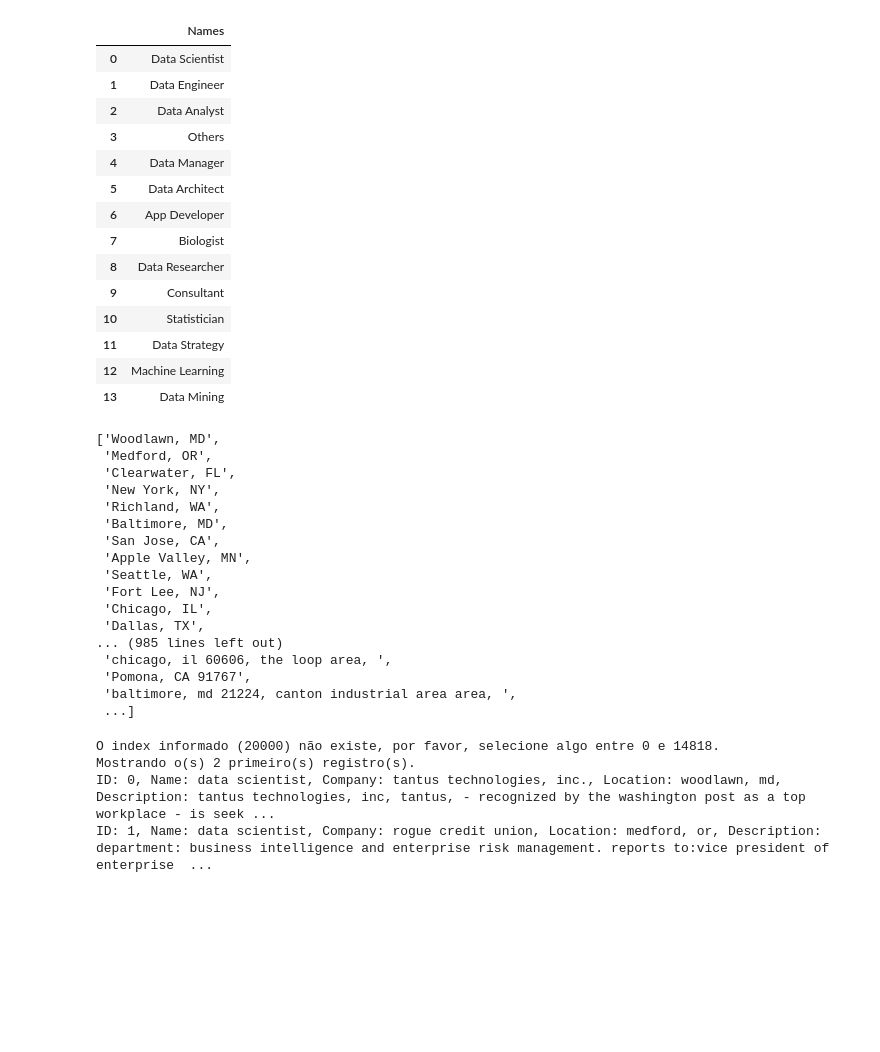
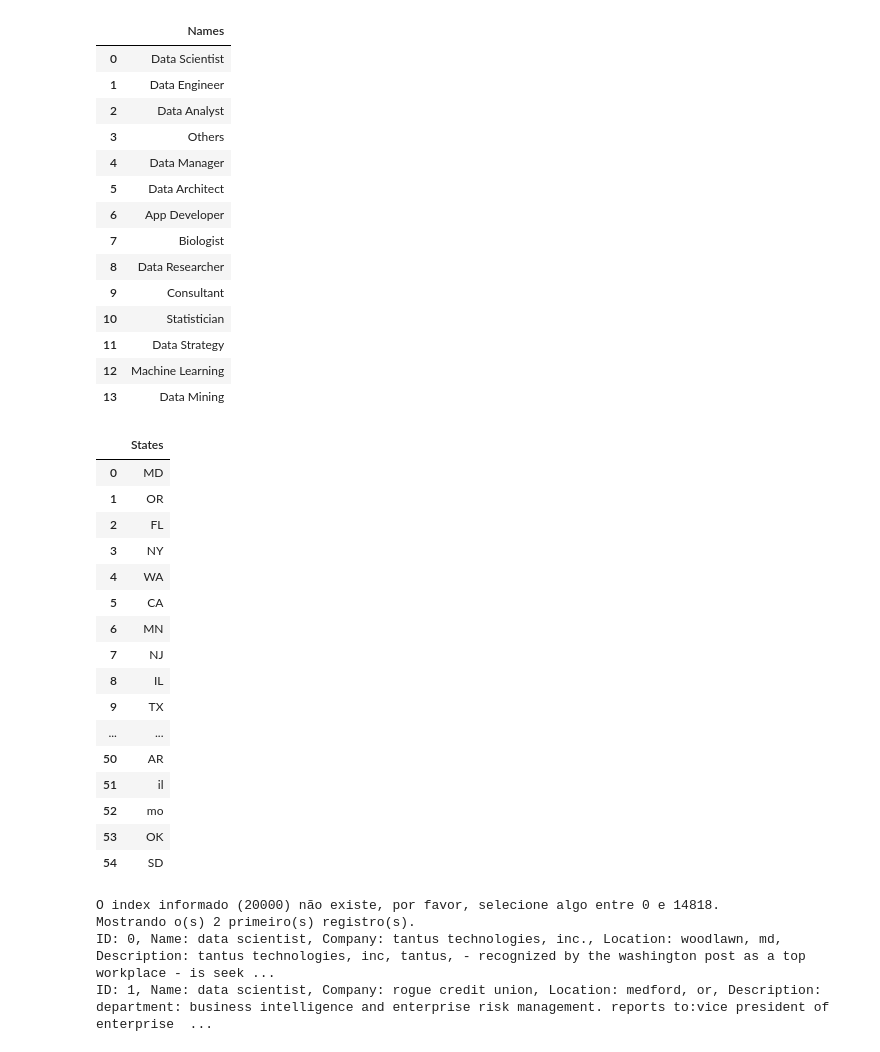
Before and after one commit to tcastb/ED_trabalho, a Jupyter notebook: Dados_ED.ipynb, the cells around one changed output. Drawn from its saved outputs; the diff is of its cells as text; code cells hidden in the pictures; blank space fills up the shorter version.

Commit message:
Inserido comentarios e criado função para limpeza

```diff
--- a/Dados_ED.ipynb
+++ b/Dados_ED.ipynb
@@ -88,19 +89,23 @@ pd.set_option('display.max_colwidth', None)
 # Resetar para o tamanho padrão (50)
 pd.reset_option('display.max_colwidth')
 # %%
+# Função para tratar uma string dividida por vírgulas
 def tratar_string(arg):
     partes = arg.split(',')
 
-    if len(partes) == 1:
+    if len(partes) == 1:   # Se houver apenas uma parte, converte para título (primeira letra de cada palavra maiúscula)
         return partes[0].title()
-    elif len(partes) == 2:
+    elif len(partes) == 2: # Se houver duas partes, converte a primeira para título e a segunda para maiúsculas (removendo espaços em branco desnecessários)
         return f"{partes[0].title()}, {partes[1].strip().upper()}"
-    else:
+    elif len(partes) == 3: # Se houver três partes, converte a primeira para título, a segunda e a terceira para maiúsculas (removendo espaços em branco desnecessários)
+        return f"{partes[0].title()}, {partes[1].strip().upper()}, {partes[2].strip().upper()}"
+    else:                  # Se houver mais de três partes, retorna a string original
         return arg
 
+# Converte as colunas 'Name' e 'Company' para o formato de título
 df['Name'] = df['Name'].str.title()
 df['Company'] = df['Company'].str.title()
-df['Location'] = df['Location'].apply(tratar_string)
+df['Location'] = df['Location'].apply(tratar_string)  # Aplica a função tratar_string à coluna 'Location' do DataFrame
 
 df.head()
 # %% [output]
@@ -160,28 +168,39 @@ df_resultados
 | 11 | Data Strategy |
 | 12 | Machine Learning |
 | 13 | Data Mining |
-# %%
-dflocation = df['Location'].unique()
-unico = dflocation.tolist()
-unico
-# %% [output]
-['Woodlawn, MD',
- 'Medford, OR',
- 'Clearwater, FL',
- 'New York, NY',
- 'Richland, WA',
- 'Baltimore, MD',
- 'San Jose, CA',
- 'Apple Valley, MN',
- 'Seattle, WA',
- 'Fort Lee, NJ',
- 'Chicago, IL',
- 'Dallas, TX',
-... (985 lines left out)
- 'chicago, il 60606, the loop area, ',
- 'Pomona, CA 91767',
- 'baltimore, md 21224, canton industrial area area, ',
- ...]
+# %%
+def Country(arg):
+    partes = arg.split(', ')
+    for parte in partes:
+        if len(parte) == 2 and parte.isalpha():
+            return parte
+    return 'arg'
+
+
+dflocation = df['Location'].unique()
+resultados = [Country(i) for i in dflocation]
+resultados_series = pd.Series(resultados).unique()
+df_resultados = pd.DataFrame(resultados_series, columns=['States'])
+
+df_resultados
+# %% [output]
+|  | States |
+| 0 | MD |
+| 1 | OR |
+| 2 | FL |
+| 3 | NY |
+| 4 | WA |
+| 5 | CA |
+| 6 | MN |
+| 7 | NJ |
+| 8 | IL |
+| 9 | TX |
+| ... | ... |
+| 50 | AR |
+| 51 | il |
+| 52 | mo |
+| 53 | OK |
+| 54 | SD |
 # %%
 # Gerando a classe do dataframe que utilizaremos no projeto
 class Science:
```
Also changed, not shown: parts of 2 cells of this notebook.
